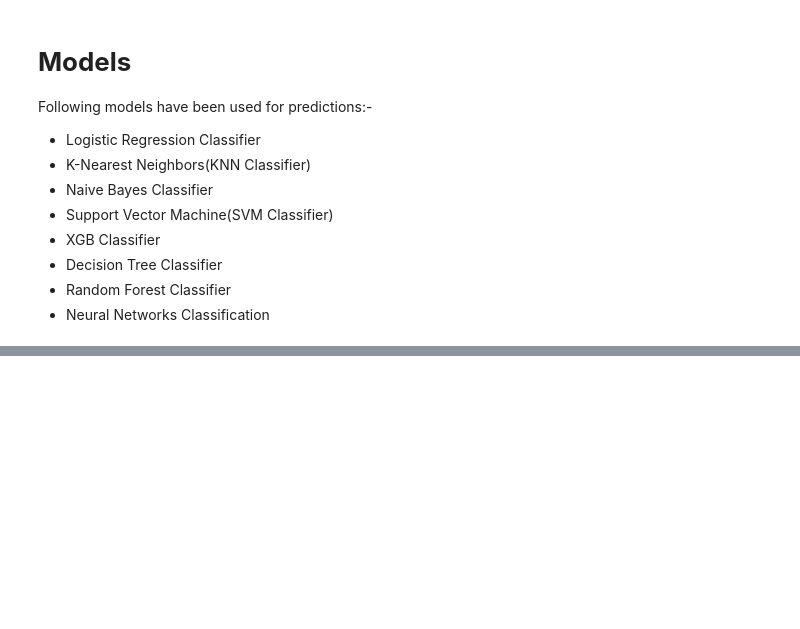
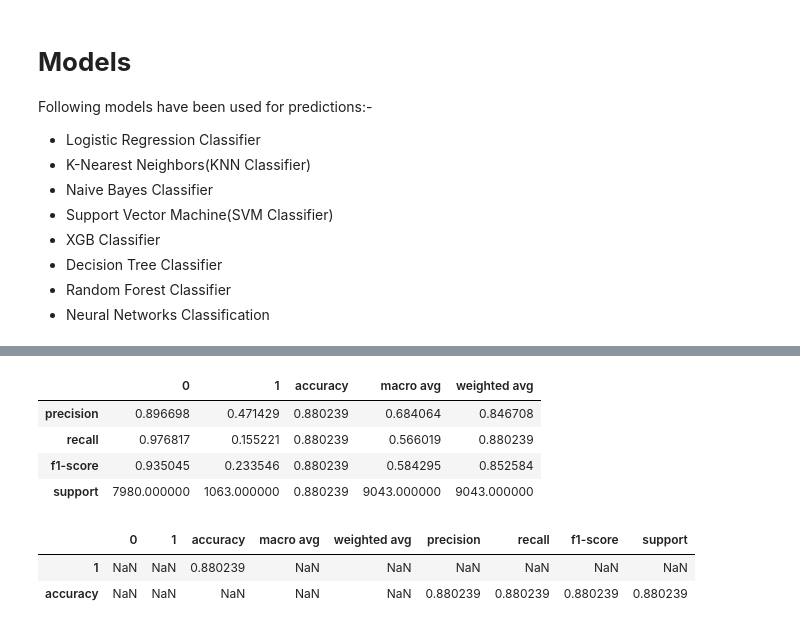
Before and after one commit to sainirajesh17/Bank_Marketing_Effectiveness_Prediction-ML_Classification-, a Jupyter notebook: Bank_Marketing_Effectiveness_Prediction_(Classification)_Capstone_Project.ipynb, the cells around one changed output, grey strips where cells are left out. Cells and saved outputs as stored; diff of their text form; code cells hidden in the pictures; blank space fills up the shorter version.

```diff
--- a/Bank_Marketing_Effectiveness_Prediction_(Classification)_Capstone_Project.ipynb
+++ b/Bank_Marketing_Effectiveness_Prediction_(Classification)_Capstone_Project.ipynb
@@ -452,0 +522,17 @@ Following models have been used for predictions:-
+# %%
+# Dataframe to contain Model performance analysis reports.
+Score_df = pd.DataFrame(dict_1)
+Score_df
+# %% [output]
+|  | 0 | 1 | accuracy | macro avg | weighted avg |
+| precision | 0.896698 | 0.471429 | 0.880239 | 0.684064 | 0.846708 |
+| recall | 0.976817 | 0.155221 | 0.880239 | 0.566019 | 0.880239 |
+| f1-score | 0.935045 | 0.233546 | 0.880239 | 0.584295 | 0.852584 |
+| support | 7980.000000 | 1063.000000 | 0.880239 | 9043.000000 | 9043.000000 |
+# %%
+Score_df = Score_df.append(tempodf[2:-2])
+Score_df
+# %% [output]
+|  | 0 | 1 | accuracy | macro avg | weighted avg | precision | recall | f1-score | support |
+| 1 | NaN | NaN | 0.880239 | NaN | NaN | NaN | NaN | NaN | NaN |
+| accuracy | NaN | NaN | NaN | NaN | NaN | 0.880239 | 0.880239 | 0.880239 | 0.880239 |
```
Also changed, not shown: parts of 17 cells of this notebook.
